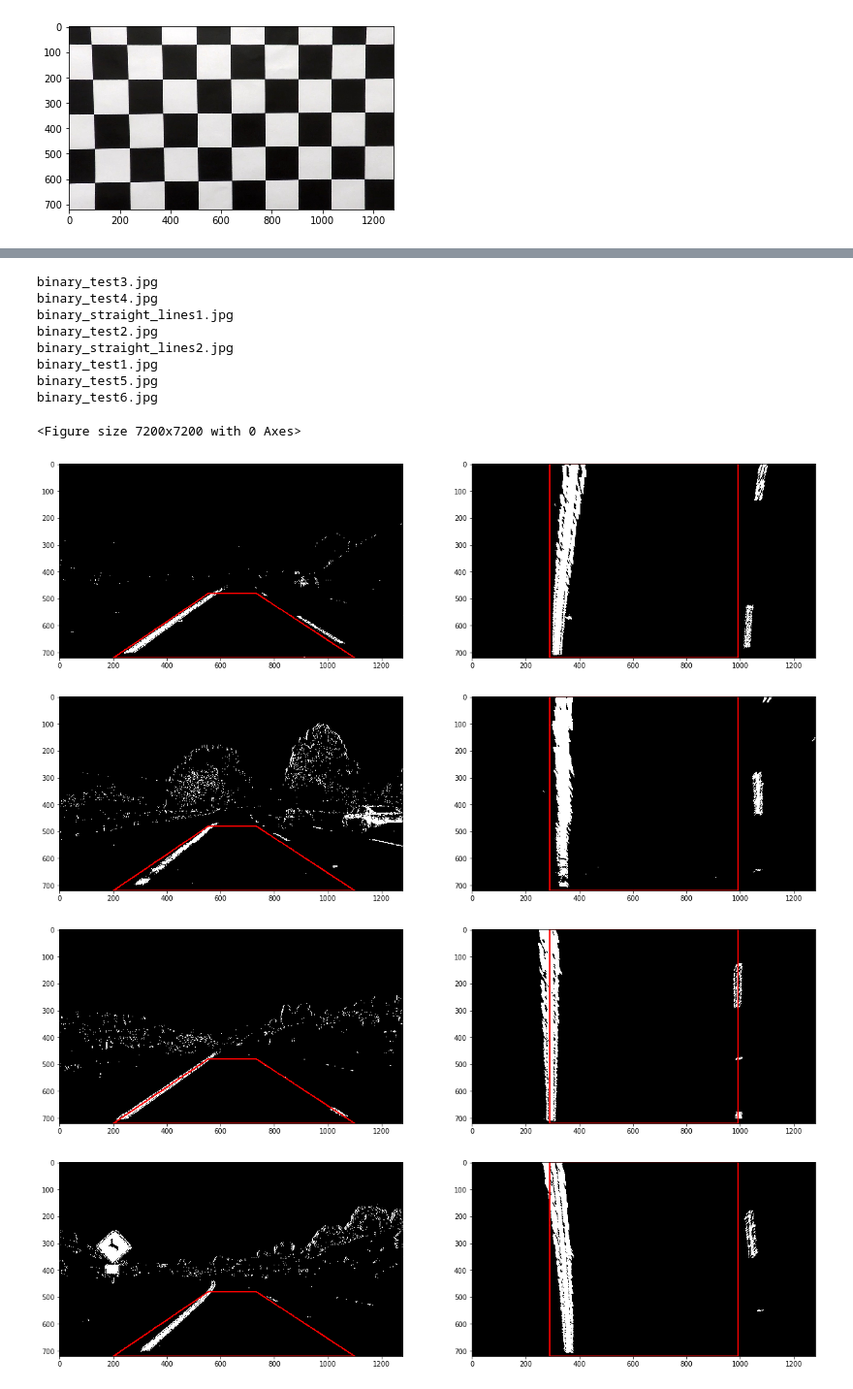
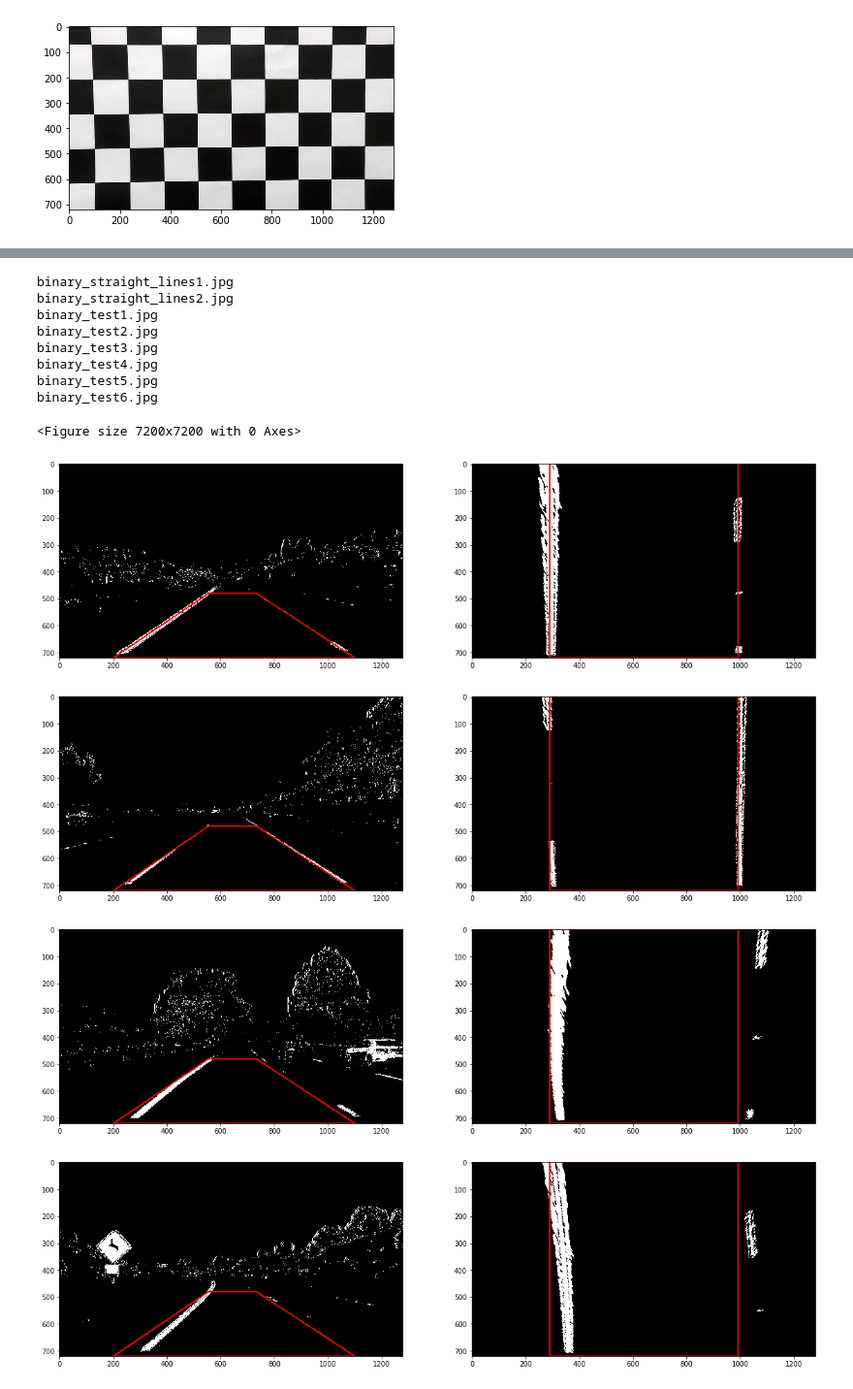
Before and after one commit to emoyers/CarND-Advanced-Lane-Lines, a Jupyter notebook: P2.ipynb, the cells around one changed output, grey strips where cells are left out. Shown at 97% size. Cells and saved outputs as stored; diff of their text form; code cells hidden in the pictures.

Commit message:
changes to perpective transform

```diff
--- a/P2.ipynb
+++ b/P2.ipynb
@@ -164,40 +164,41 @@ def prespective_transform(img, source_point, destination_point):
 
     return image_warpe
 
 #Source points
 x1_s = 200
 x2_s = 555
 x3_s = 732
 x4_s = 1100
 y_top_s = 720
 y_low_s = 480
 #generating the array for source points
 src = np.float32([[x1_s, y_top_s],[x2_s, y_low_s],[x3_s, y_low_s],[x4_s, y_top_s]])
 
 #destination points
 x_low_d = 290
 x_top_d = 990
 y_top_d = 720
 y_low_d = 0
 #generating the array for destination points
 dst = np.float32([[x_low_d, y_top_d],[x_low_d, y_low_d],[x_top_d, y_low_d],[x_top_d, y_top_d]])
 
-
+prespective_images = {}
 fig = plt.figure(figsize=(100, 100))
 for key, image in binary_images.items() :
     print (key)
-    prespective_transform(image,src,dst)
+    f_prespective_image = prespective_transform(image,src,dst)
+    prespective_images["presp_"+key] = f_prespective_image
 # %% [output]
+binary_straight_lines1.jpg
+binary_straight_lines2.jpg
+binary_test1.jpg
+binary_test2.jpg
 binary_test3.jpg
 binary_test4.jpg
-binary_straight_lines1.jpg
-binary_test2.jpg
-binary_straight_lines2.jpg
-binary_test1.jpg
 binary_test5.jpg
 binary_test6.jpg
 <Figure size 7200x7200 with 0 Axes>
-[figure, old version]
+[figure, new version]
-[figure, old version]
+[figure, new version]
-[figure, old version]
+[figure, new version]
 [figure]
```
Also changed, not shown: parts of 3 cells of this notebook, 1 other file.
